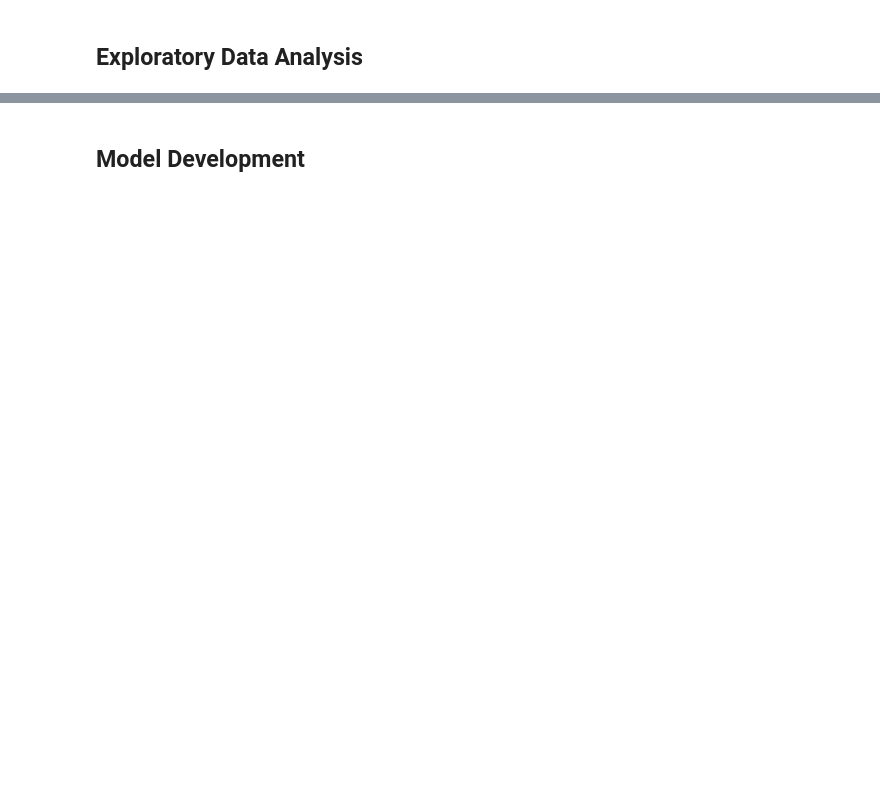
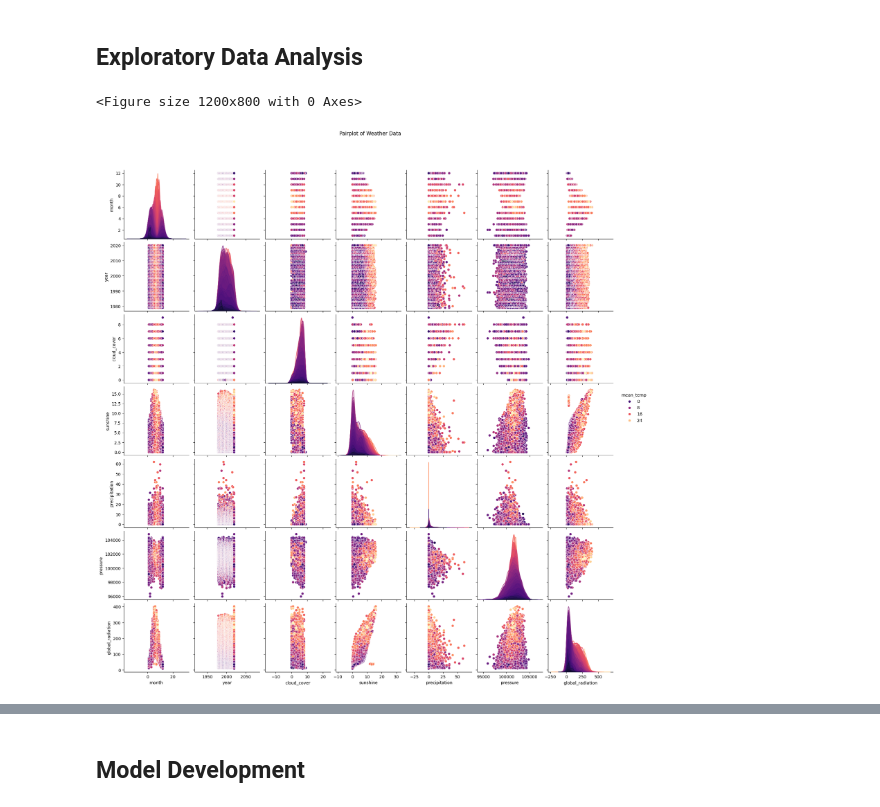
Before and after one commit to omoraisu/Benchmarking-Regression-Models-For-Temperature-Prediction-with-MLFlow, a Jupyter notebook: notebook.ipynb, the cells around one changed output, grey strips where cells are left out. Drawn from its saved outputs; the diff is of its cells as text; code cells hidden in the pictures; blank space fills up the shorter version.

```diff
--- a/notebook.ipynb
+++ b/notebook.ipynb
@@ -186,3 +188,11 @@ mean_temp            0
 dtype: int64
 # %% [markdown]
 ## **Exploratory Data Analysis**
+# %%
+plt.figure(figsize=(12, 8))
+sns.pairplot(df, hue="mean_temp", palette="magma")
+plt.suptitle("Pairplot of Weather Data", y=1.06)
+plt.show()
+# %% [output]
+<Figure size 1200x800 with 0 Axes>
+[figure, added]
```
Also changed, not shown: parts of 15 cells of this notebook.
